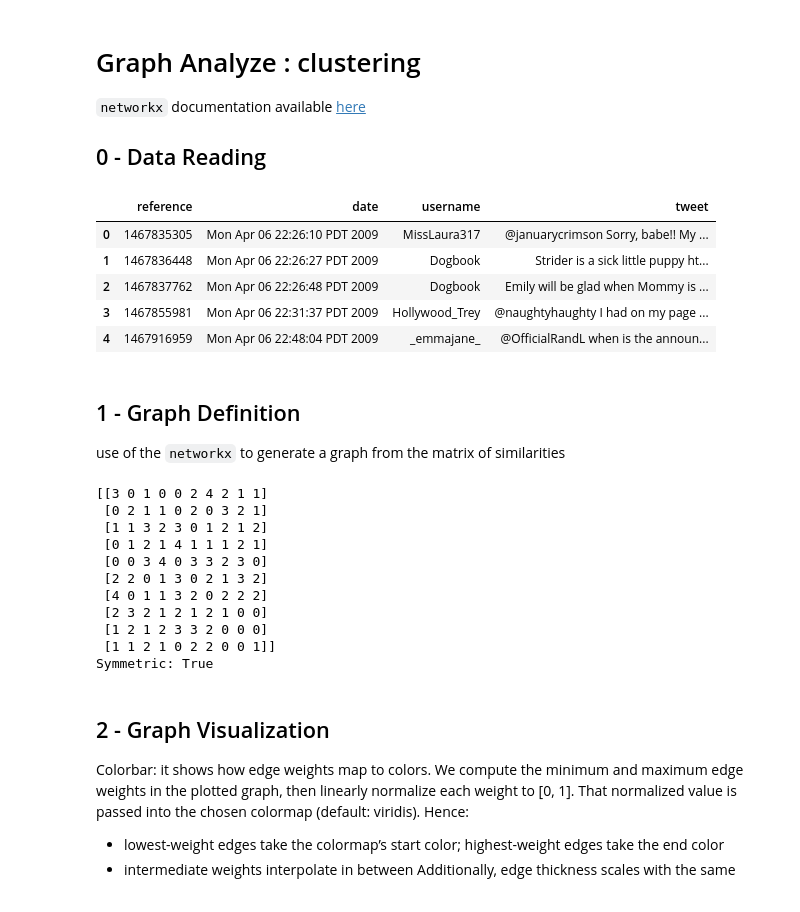
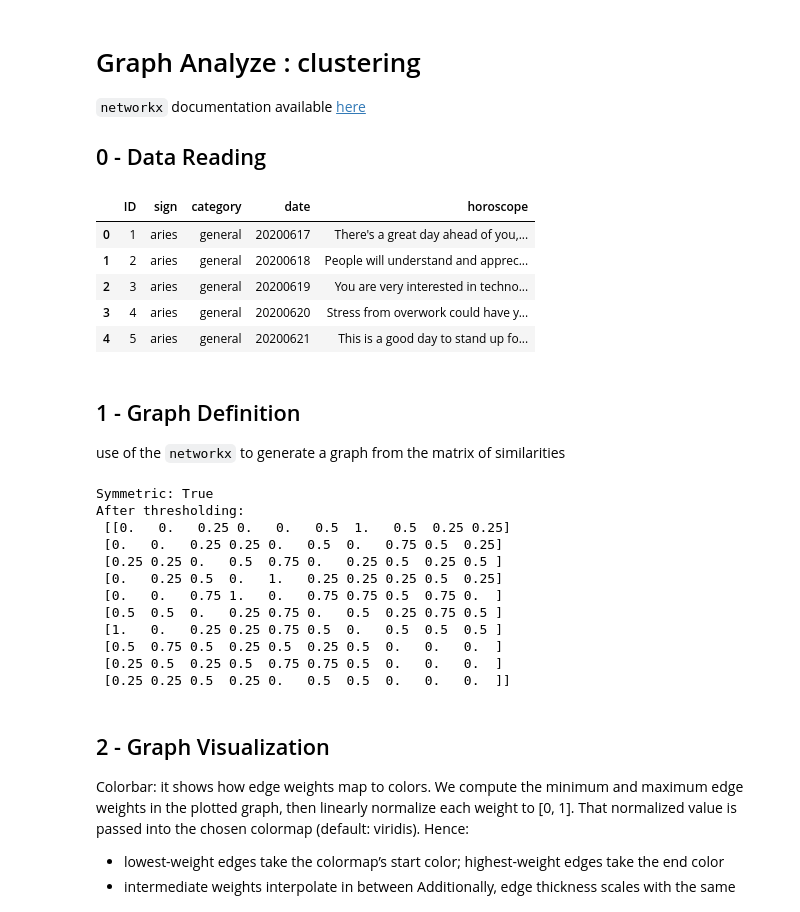
Before and after one commit to andregodinhodtu/02807_Comp_tools_project_group_02, a Jupyter notebook: notebooks/graph_clustering.ipynb, the cells around one changed output. Cells and saved outputs as stored; diff of their text form; code cells hidden in the pictures.

````diff
--- a/notebooks/graph_clustering.ipynb
+++ b/notebooks/graph_clustering.ipynb
@@ -7,26 +7,25 @@
 # %%
 import numpy as np
 import pandas as pd
 from scipy import sparse
 import matplotlib.pyplot as plt
 from matplotlib.colors import Normalize
 
 import networkx as nx
 from networkx.algorithms.community import louvain_communities, modularity
 from sklearn.metrics import adjusted_rand_score
 from itertools import combinations
 
-subset = "sup70tweet"
-df = pd.read_csv(f'data\\{subset}.csv')
-df.drop(columns=["location"], inplace=True)
+subset = "horoscope_saved"
+df = pd.read_csv(f'..\\data\\{subset}.csv')
 df.head()
 # %% [output]
-|  | reference | date | username | tweet |
-| 0 | 1467835305 | Mon Apr 06 22:26:10 PDT 2009 | MissLaura317 | @januarycrimson Sorry, babe!! My ... |
-| 1 | 1467836448 | Mon Apr 06 22:26:27 PDT 2009 | Dogbook | Strider is a sick little puppy ht... |
-| 2 | 1467837762 | Mon Apr 06 22:26:48 PDT 2009 | Dogbook | Emily will be glad when Mommy is ... |
-| 3 | 1467855981 | Mon Apr 06 22:31:37 PDT 2009 | Hollywood_Trey | @naughtyhaughty I had on my page ... |
-| 4 | 1467916959 | Mon Apr 06 22:48:04 PDT 2009 | _emmajane_ | @OfficialRandL when is the announ... |
+|  | ID | sign | category | date | horoscope |
+| 0 | 1 | aries | general | 20200617 | There's a great day ahead of you,... |
+| 1 | 2 | aries | general | 20200618 | People will understand and apprec... |
+| 2 | 3 | aries | general | 20200619 | You are very interested in techno... |
+| 3 | 4 | aries | general | 20200620 | Stress from overwork could have y... |
+| 4 | 5 | aries | general | 20200621 | This is a good day to stand up fo... |
 # %% [markdown]
 ## 1 - Graph Definition
 use of the ```networkx``` to generate a graph from the matrix of similarities
@@ -57,7 +56,6 @@ def gen_matrix(N, max_val=10, lam=2.0, seed=42):
 
 # Demo / quick check
 M = gen_matrix(10, max_val=5, lam=1.5, seed=5)
-print(M)
 print("Symmetric:", np.all(M == M.T))
 
 # Optional: threshold tiny weights to zero
@@ -65,6 +63,8 @@ threshold = 0
 M_thr = M.copy()
 np.fill_diagonal(M_thr, 0)
 M_thr[M_thr <= threshold] = 0
+M_thr = M_thr / M_thr.max()
+print("After thresholding:\n", M_thr)
 
 # Use sparse to drop zero entries automatically
 A = sparse.csr_array(M_thr)
@@ -74,17 +74,18 @@ Gd = nx.from_numpy_array(M, create_using=nx.DiGraph)
 Gd.remove_edges_from(nx.selfloop_edges(Gd))
 Gd.remove_edges_from([(u, v) for u, v, d in Gd.edges(data=True) if d.get("weight", 0) <= 0])
 # %% [output]
-[[3 0 1 0 0 2 4 2 1 1]
- [0 2 1 1 0 2 0 3 2 1]
- [1 1 3 2 3 0 1 2 1 2]
- [0 1 2 1 4 1 1 1 2 1]
- [0 0 3 4 0 3 3 2 3 0]
- [2 2 0 1 3 0 2 1 3 2]
- [4 0 1 1 3 2 0 2 2 2]
- [2 3 2 1 2 1 2 1 0 0]
- [1 2 1 2 3 3 2 0 0 0]
- [1 1 2 1 0 2 2 0 0 1]]
 Symmetric: True
+After thresholding:
+ [[0.   0.   0.25 0.   0.   0.5  1.   0.5  0.25 0.25]
+ [0.   0.   0.25 0.25 0.   0.5  0.   0.75 0.5  0.25]
+ [0.25 0.25 0.   0.5  0.75 0.   0.25 0.5  0.25 0.5 ]
+ [0.   0.25 0.5  0.   1.   0.25 0.25 0.25 0.5  0.25]
+ [0.   0.   0.75 1.   0.   0.75 0.75 0.5  0.75 0.  ]
+ [0.5  0.5  0.   0.25 0.75 0.   0.5  0.25 0.75 0.5 ]
+ [1.   0.   0.25 0.25 0.75 0.5  0.   0.5  0.5  0.5 ]
+ [0.5  0.75 0.5  0.25 0.5  0.25 0.5  0.   0.   0.  ]
+ [0.25 0.5  0.25 0.5  0.75 0.75 0.5  0.   0.   0.  ]
+ [0.25 0.25 0.5  0.25 0.   0.5  0.5  0.   0.   0.  ]]
 # %% [markdown]
 ## 2 - Graph Visualization
 
````
Also changed, not shown: 1 other file.
